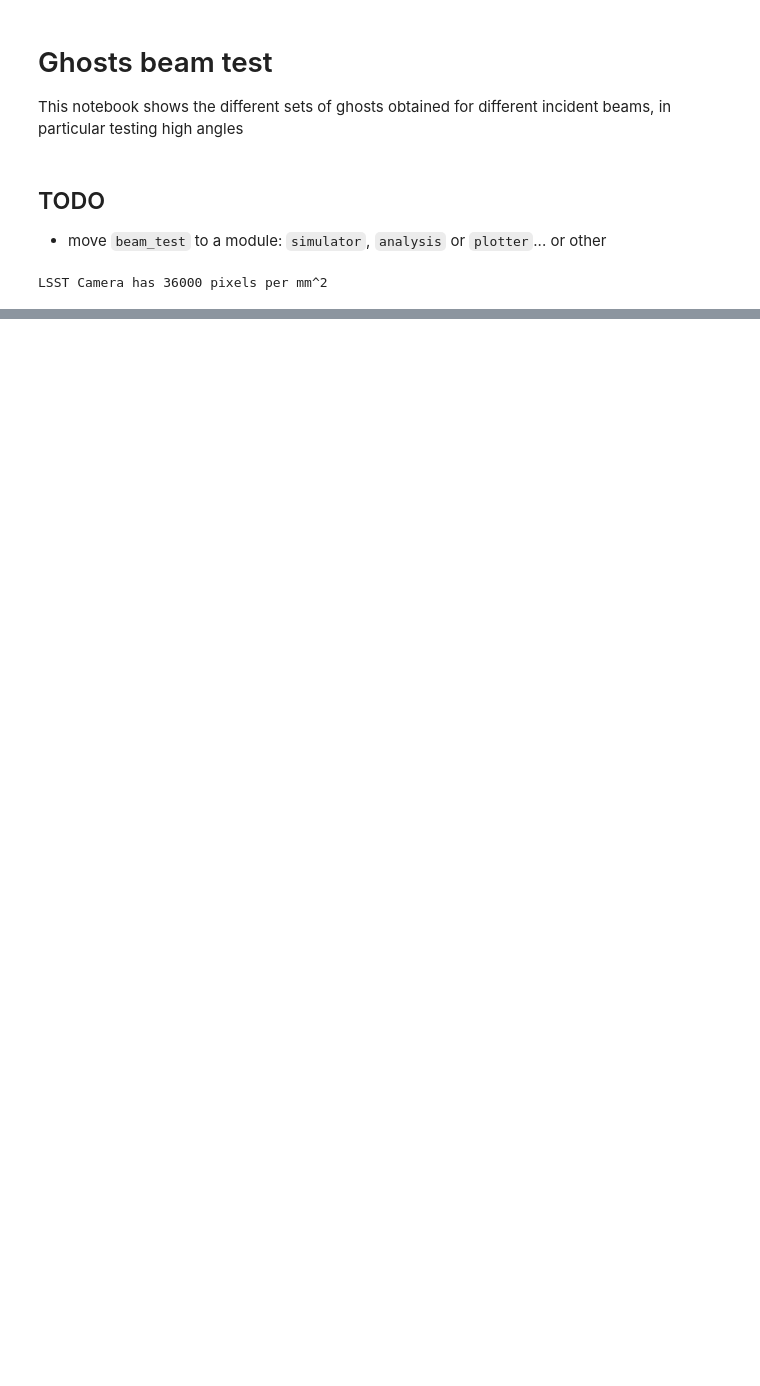
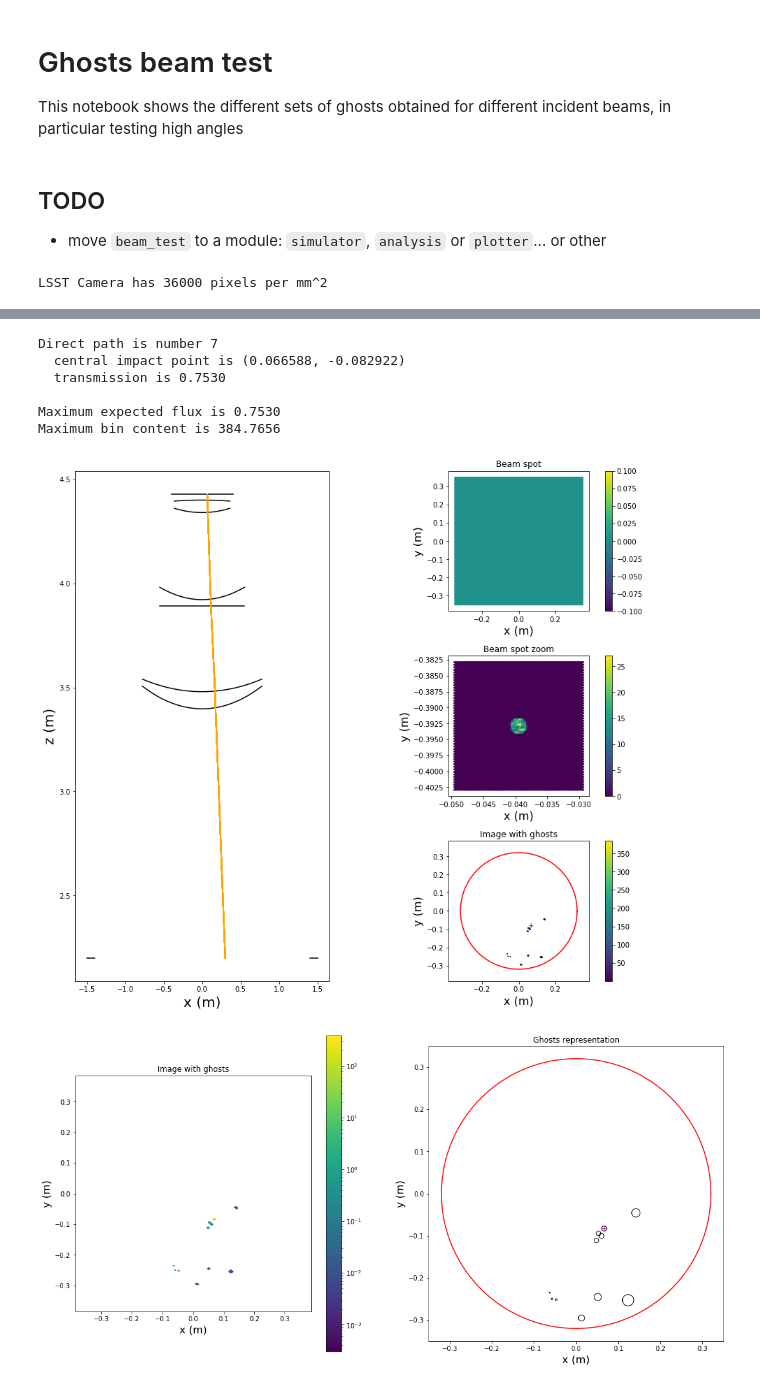
Before and after one commit to lsst-camera-dh/ghosts, a Jupyter notebook: notebooks/LSST_CCOB_ghosts_beam_test.ipynb, the cells around one changed output, grey strips where cells are left out. Cells and saved outputs as stored; diff of their text form; code cells hidden in the pictures; blank space fills up the shorter version.

```diff
--- a/notebooks/LSST_CCOB_ghosts_beam_test.ipynb
+++ b/notebooks/LSST_CCOB_ghosts_beam_test.ipynb
@@ -200,0 +173,19 @@ Maximum bin content is 821.2415
+# %%
+# Test beam - asymmetric, high angles, all ghosts inside
+new_beam = copy.deepcopy(BEAM_CONFIG_0)
+new_beam['x_offset'] = +0.3
+new_beam['y_offset'] = 0.6
+
+new_beam['x_euler'] = 17
+new_beam['y_euler'] = -6
+
+beam_test(telescope, new_beam)
+# %% [output]
+Direct path is number 7
+  central impact point is (0.066588, -0.082922)
+  transmission is 0.7530
+
+Maximum expected flux is 0.7530
+Maximum bin content is 384.7656
+[figure, added]
+[figure, added]
```
Also changed, not shown: parts of 9 cells of this notebook, 10 other files.
